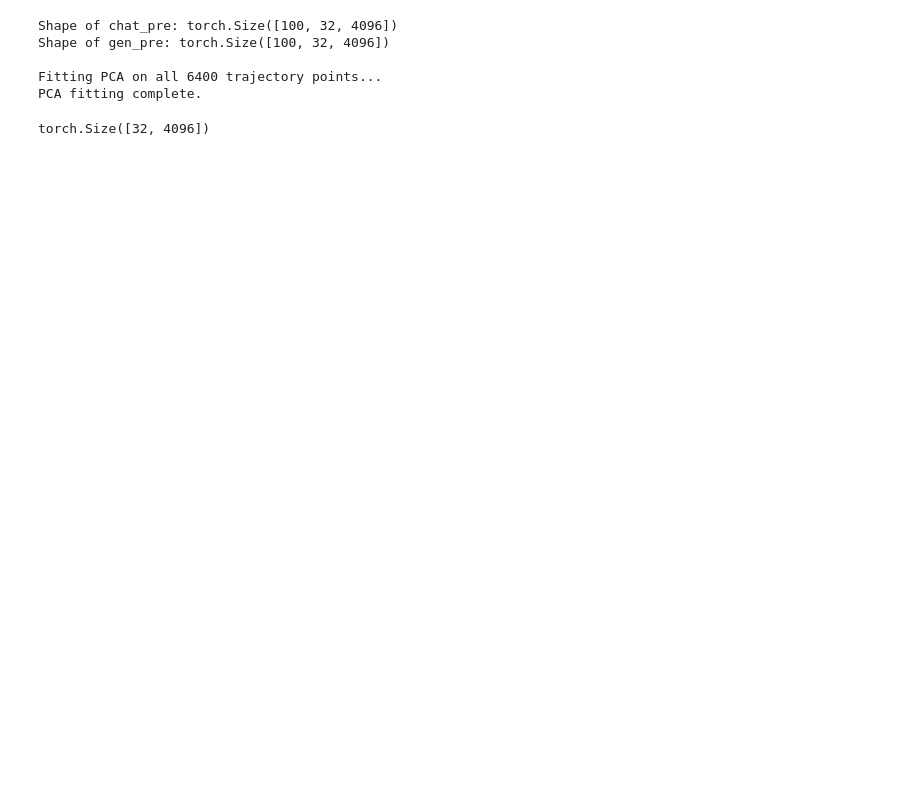
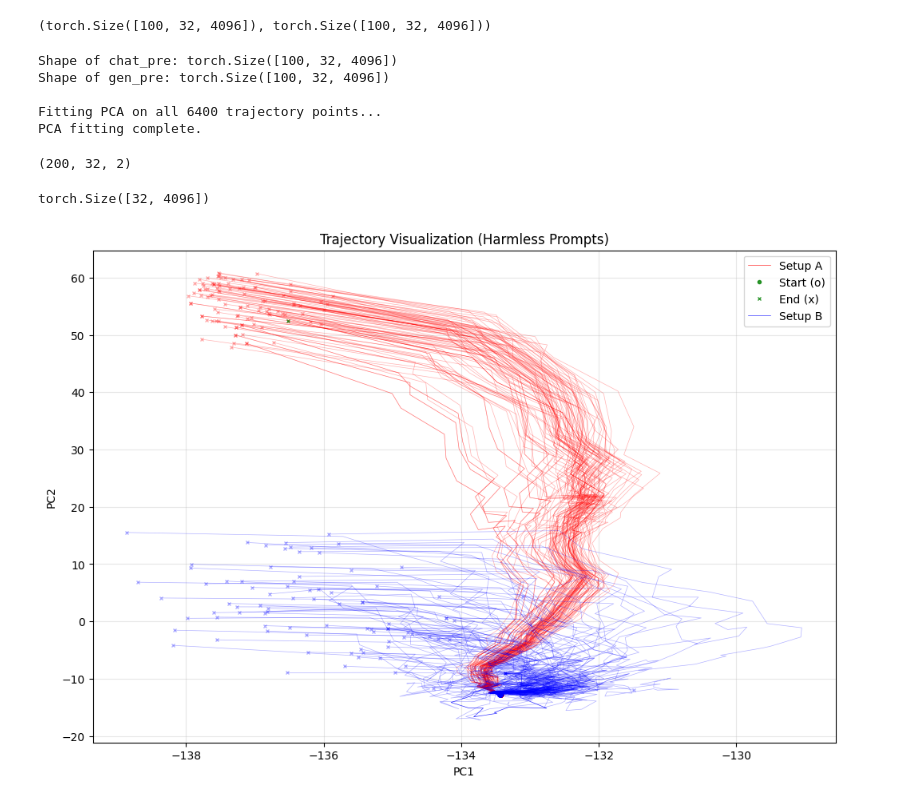
Before and after one commit to skartik04/reasoning, a Jupyter notebook: experiment/traj.ipynb, the cells around one changed output. Saved outputs shown, nothing was run; the diff lists cells and outputs as text; code cells hidden in the pictures; blank space fills up the shorter version.

```diff
--- a/experiment/traj.ipynb
+++ b/experiment/traj.ipynb
@@ -22,6 +26,10 @@ for i in range(len(resid_chat['pre'])):
 
 chat_pre = torch.stack(chat_pre)
 gen_pre = torch.stack(gen_pre)
+# %%
+chat_pre.shape, gen_pre.shape
+# %% [output]
+(torch.Size([100, 32, 4096]), torch.Size([100, 32, 4096]))
 # %%
 import torch
 import numpy as np
@@ -52,4 +61,8 @@ Shape of gen_pre: torch.Size([100, 32, 4096])
 
 Fitting PCA on all 6400 trajectory points...
 PCA fitting complete.
+# %%
+projected_trajectories.shape
+# %% [output]
+(200, 32, 2)
 # %%
@@ -64,6 +77,64 @@ comp_pca = pca.transform(comp)
 ref_pca = pca.transform(ref)
 # %% [output]
 torch.Size([32, 4096])
+# %%
+# Plot the trajectories
+plt.figure(figsize=(12, 8))
+
+# Split the projected trajectories back into chat and gen
+chat_projected = projected_trajectories[:100]  # First 100 are chat
+gen_projected = projected_trajectories[100:]   # Next 100 are gen
+
+# Filter out trajectories where any point has PC1 > -125
+chat_mask = (chat_projected[:, :, 0] <= -125).all(axis=1)
+gen_mask = (gen_projected[:, :, 0] <= -125).all(axis=1)
+
+chat_projected = chat_projected[chat_mask]
+gen_projected = gen_projected[gen_mask]
+
+# Plot chat trajectories
+for i in range(len(chat_projected)):
+    label = 'Setup A' if i == 0 else None
+    alpha = 0.8 if i == 0 else 0.3
+    plt.plot(chat_projected[i, :, 0], chat_projected[i, :, 1], 'r-', alpha=alpha, linewidth=0.5, label=label)
+    # Mark start and end points
+    if i == 0:  # Only label the first trajectory for clarity
+        plt.plot(chat_projected[i, 0, 0], chat_projected[i, 0, 1], 'go', alpha=alpha, markersize=3, label='Start (o)')
+        plt.plot(chat_projected[i, -1, 0], chat_projected[i, -1, 1], 'gx', alpha=alpha, markersize=3, label='End (x)')
+    else:
+        plt.plot(chat_projected[i, 0, 0], chat_projected[i, 0, 1], 'ro', alpha=alpha, markersize=3)
+        plt.plot(chat_projected[i, -1, 0], chat_projected[i, -1, 1], 'rx', alpha=alpha, markersize=3)
+
+# Plot gen trajectories
+gen_label_added = False
+for i in range(len(gen_projected)):
+    if i == 50:
+        continue
+    label = 'Setup B' if not gen_label_added else None
+    alpha = 0.8 if not gen_label_added else 0.3
+    if not gen_label_added:
+        gen_label_added = True
+    plt.plot(gen_projected[i, :, 0], gen_projected[i, :, 1], 'b-', alpha=alpha, linewidth=0.5, label=label)
+    # Mark start and end points
+    plt.plot(gen_projected[i, 0, 0], gen_projected[i, 0, 1], 'bo', alpha=alpha, markersize=3)
+    plt.plot(gen_projected[i, -1, 0], gen_projected[i, -1, 1], 'bx', alpha=alpha, markersize=3)
+
+
+# plt.plot(new[:, 0], new[:, 1], 'go-', alpha=0.3, linewidth=1.5, label='diff')
+# plt.plot(comp_pca[:, 0], comp_pca[:, 1], 'o-', color='yellow', alpha=0.7, linewidth=1.5, label='Comp')
+# plt.plot(ref_pca[:, 0], ref_pca[:, 1], 'o-', color='purple', alpha=0.7, linewidth=1.5, label='Ref')
+# plt.plot(vec_pca[:, 0], vec_pca[:, 1], color='black', alpha=0.7, linewidth=1.5, label='Vec')
+
+# plt.xlim(-150, -125)
+plt.xlabel('PC1')
+plt.ylabel('PC2')
+plt.title('Trajectory Visualization (Harmless Prompts)')
+plt.legend()
+plt.grid(True, alpha=0.3)
+plt.savefig(f'/mnt/SSD7/kartik/reasoning/plots/traj_harmless.svg')
+plt.show()
+# %% [output]
+[figure, added]
 # %%
 # Plot the trajectories
 plt.figure(figsize=(12, 8))
```
Also changed, not shown: parts of 8 cells of this notebook, 18 other files.
